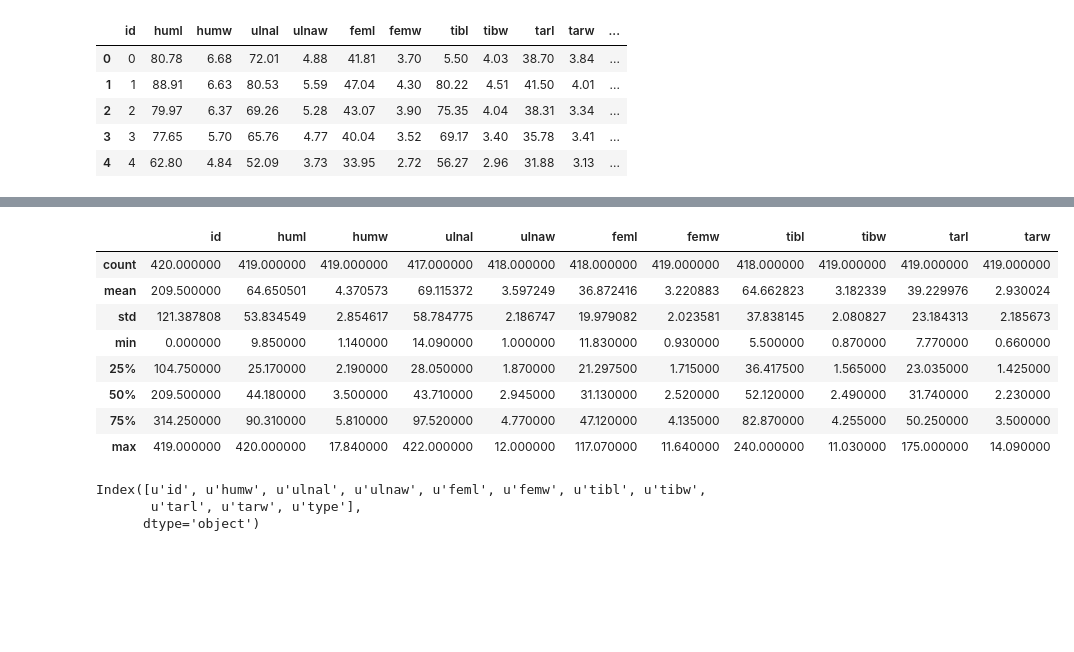
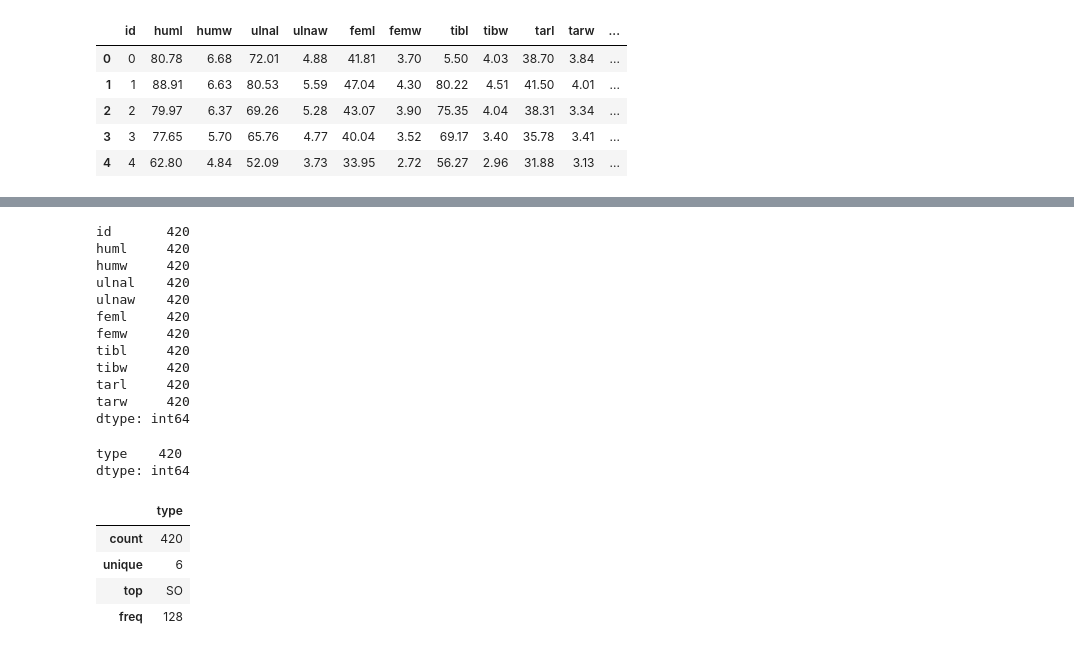
Before and after one commit to SergeyOsechkin/MachineLearningNNGU, a Jupyter notebook: Solution.ipynb, the cells around one changed output, grey strips where cells are left out. Drawn from its saved outputs; the diff is of its cells as text; code cells hidden in the pictures; blank space fills up the shorter version.

```diff
--- a/Solution.ipynb
+++ b/Solution.ipynb
@@ -32,0 +101,22 @@ data.shape
+# %%
+'Количество значений в столбце, содержащим численные данные'
+data[numerical_columns].count(axis = 0)
+# %% [output]
+id       420
+huml     420
+humw     420
+ulnal    420
+ulnaw    420
+feml     420
+femw     420
+tibl     420
+tibw     420
+tarl     420
+tarw     420
+dtype: int64
+# %%
+'Количество значений в столбце, содержащим категориальные данные'
+data[categorical_columns].count(axis = 0)
+# %% [output]
+type    420
+dtype: int64
@@ -33,12 +128,8 @@ data.shape
 # %%
-data.describe()
+data.describe(include=[object])
 # %% [output]
-|  | id | huml | humw | ulnal | ulnaw | feml | femw | tibl | tibw | tarl | tarw |
-| count | 420.000000 | 419.000000 | 419.000000 | 417.000000 | 418.000000 | 418.000000 | 419.000000 | 418.000000 | 419.000000 | 419.000000 | 419.000000 |
-| mean | 209.500000 | 64.650501 | 4.370573 | 69.115372 | 3.597249 | 36.872416 | 3.220883 | 64.662823 | 3.182339 | 39.229976 | 2.930024 |
-| std | 121.387808 | 53.834549 | 2.854617 | 58.784775 | 2.186747 | 19.979082 | 2.023581 | 37.838145 | 2.080827 | 23.184313 | 2.185673 |
-| min | 0.000000 | 9.850000 | 1.140000 | 14.090000 | 1.000000 | 11.830000 | 0.930000 | 5.500000 | 0.870000 | 7.770000 | 0.660000 |
-| 25% | 104.750000 | 25.170000 | 2.190000 | 28.050000 | 1.870000 | 21.297500 | 1.715000 | 36.417500 | 1.565000 | 23.035000 | 1.425000 |
-| 50% | 209.500000 | 44.180000 | 3.500000 | 43.710000 | 2.945000 | 31.130000 | 2.520000 | 52.120000 | 2.490000 | 31.740000 | 2.230000 |
-| 75% | 314.250000 | 90.310000 | 5.810000 | 97.520000 | 4.770000 | 47.120000 | 4.135000 | 82.870000 | 4.255000 | 50.250000 | 3.500000 |
-| max | 419.000000 | 420.000000 | 17.840000 | 422.000000 | 12.000000 | 117.070000 | 11.640000 | 240.000000 | 11.030000 | 175.000000 | 14.090000 |
+|  | type |
+| count | 420 |
+| unique | 6 |
+| top | SO |
+| freq | 128 |
@@ -48,6 +135,0 @@ pass
-# %%
-data.columns
-# %% [output]
-Index([u'id', u'humw', u'ulnal', u'ulnaw', u'feml', u'femw', u'tibl', u'tibw',
-       u'tarl', u'tarw', u'type'],
-      dtype='object')
```
Also changed, not shown: parts of 15 cells of this notebook.
